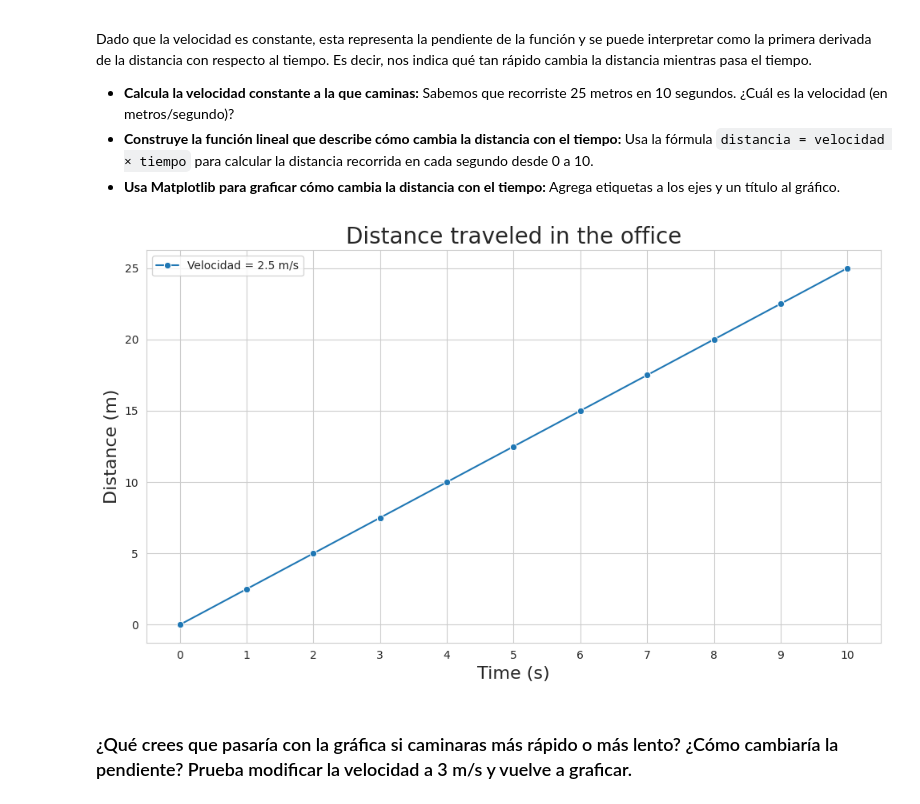
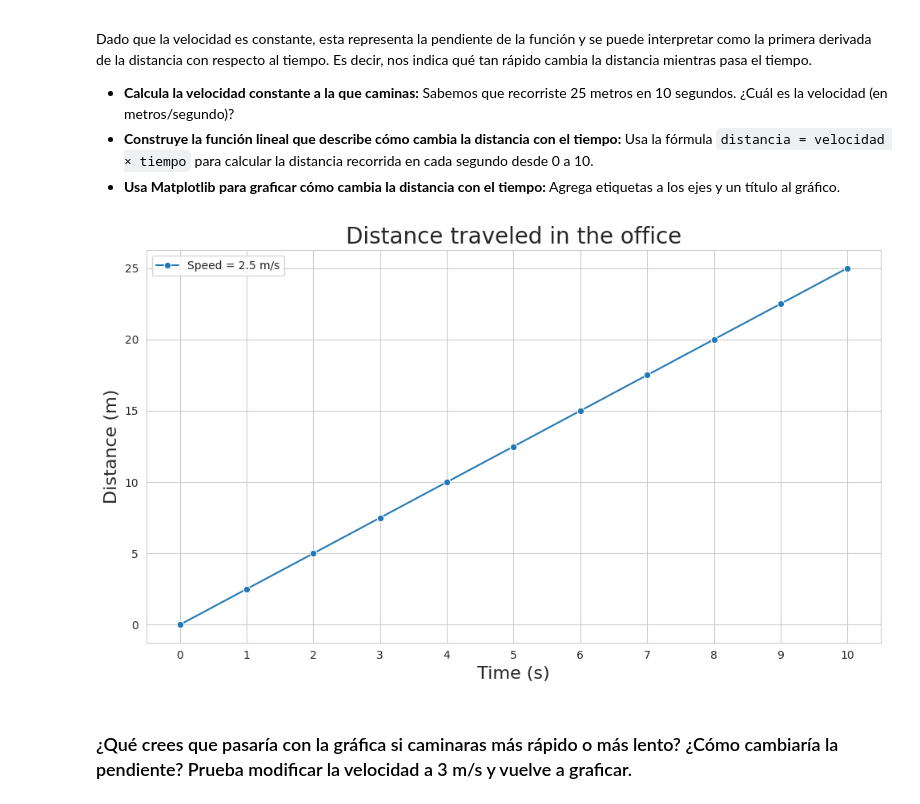
Before and after one commit to danielpaez-dev/visualization-exercises-with-matplot-and-seaborn, a Jupyter notebook: notebook/problems.es.ipynb, the cells around one changed output. Saved outputs shown, nothing was run; the diff lists cells and outputs as text; code cells hidden in the pictures.

```diff
--- a/notebook/problems.es.ipynb
+++ b/notebook/problems.es.ipynb
@@ -27,23 +27,23 @@ Dado que la velocidad es constante, esta representa la pendiente de la función
 # %%
 initial_distance = 25 # metres
 initial_time = 10 # seconds
 velocity = initial_distance / initial_time # m/s
 
 time = np.arange(0, 11)
 distance = velocity * time
 
 sns.set_style("whitegrid")
 plt.figure(figsize=(10,6))
 sns.lineplot(x=time, y=distance, marker='o')
 plt.title('Distance traveled in the office', fontsize=20)
 plt.xlabel('Time (s)', fontsize=16)
 plt.ylabel('Distance (m)', fontsize=16)
-plt.legend([f'Velocidad = {velocity} m/s'])
+plt.legend([f'Speed = {velocity} m/s'])
 plt.xticks(time)
 plt.tight_layout()
 plt.show()
 # %% [output]
-[figure, old version]
+[figure, new version]
 # %% [markdown]
 ### ¿Qué crees que pasaría con la gráfica si caminaras más rápido o más lento? ¿Cómo cambiaría la pendiente? Prueba modificar la velocidad a 3 m/s y vuelve a graficar.
 # %%
```
Also changed, not shown: parts of 15 cells of this notebook.
